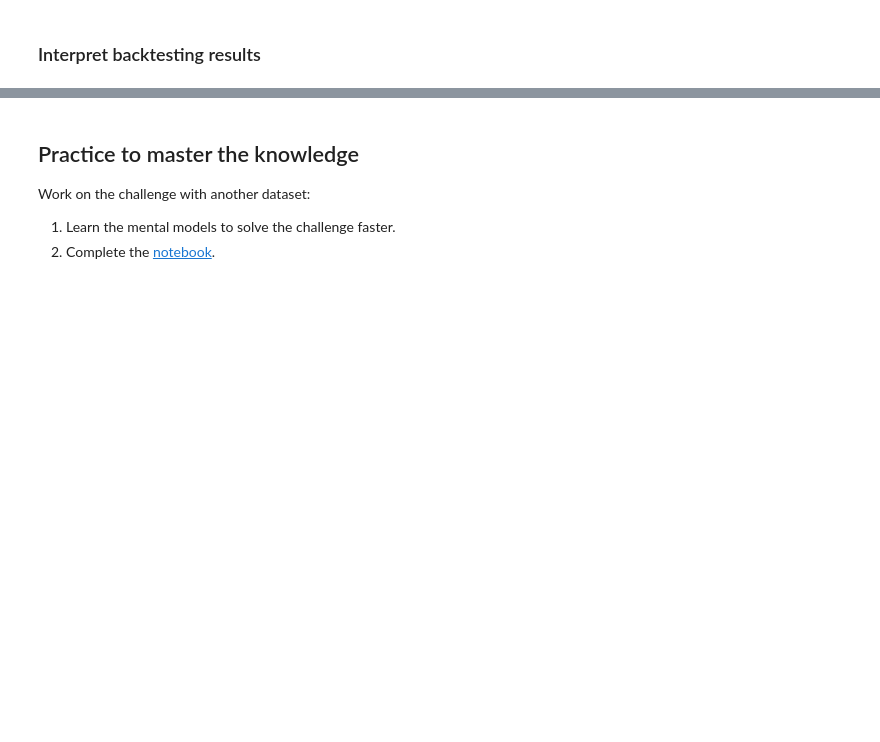
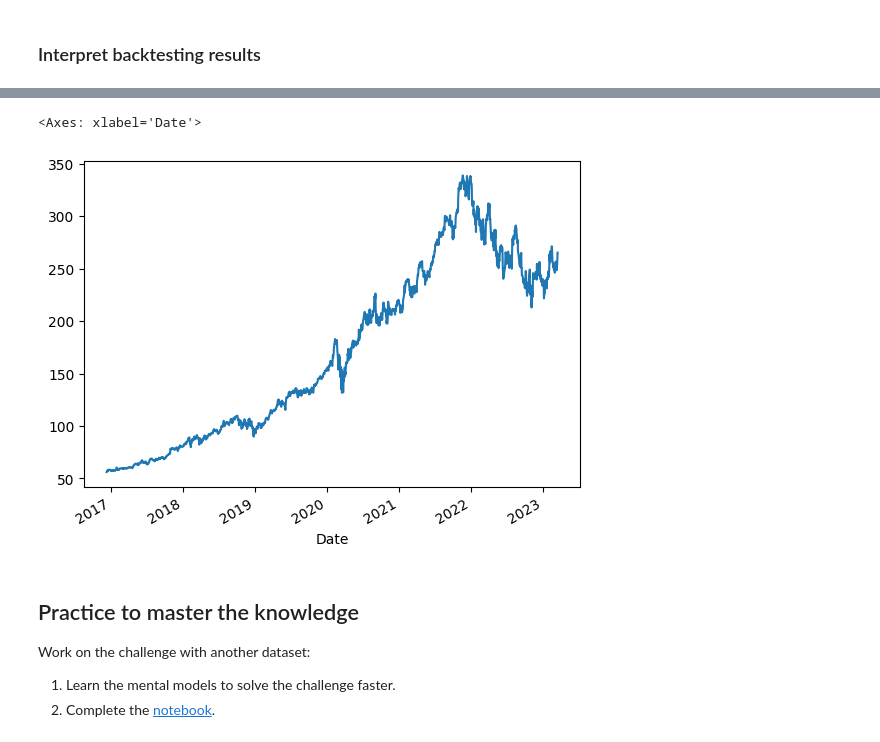
Before and after one commit to ManasesLovera/practical-python-for-algorithmic-trading, a Jupyter notebook: notebooks-course/03A_Backtesting ML Classification-Based.ipynb, the cells around one changed output, grey strips where cells are left out. Drawn from its saved outputs; the diff is of its cells as text; code cells hidden in the pictures; blank space fills up the shorter version.

```diff
--- a/notebooks-course/03A_Backtesting ML Classification-Based.ipynb
+++ b/notebooks-course/03A_Backtesting ML Classification-Based.ipynb
@@ -192,3 +210,8 @@ results.to_frame(name='Values').loc[:'Return [%]']
+# %%
+df.Close.plot()
+# %% [output]
+<Axes: xlabel='Date'>
+[figure, added]
 # %% [markdown]
 ## Practice to master the knowledge
 
```
Also changed, not shown: parts of 5 cells of this notebook.
